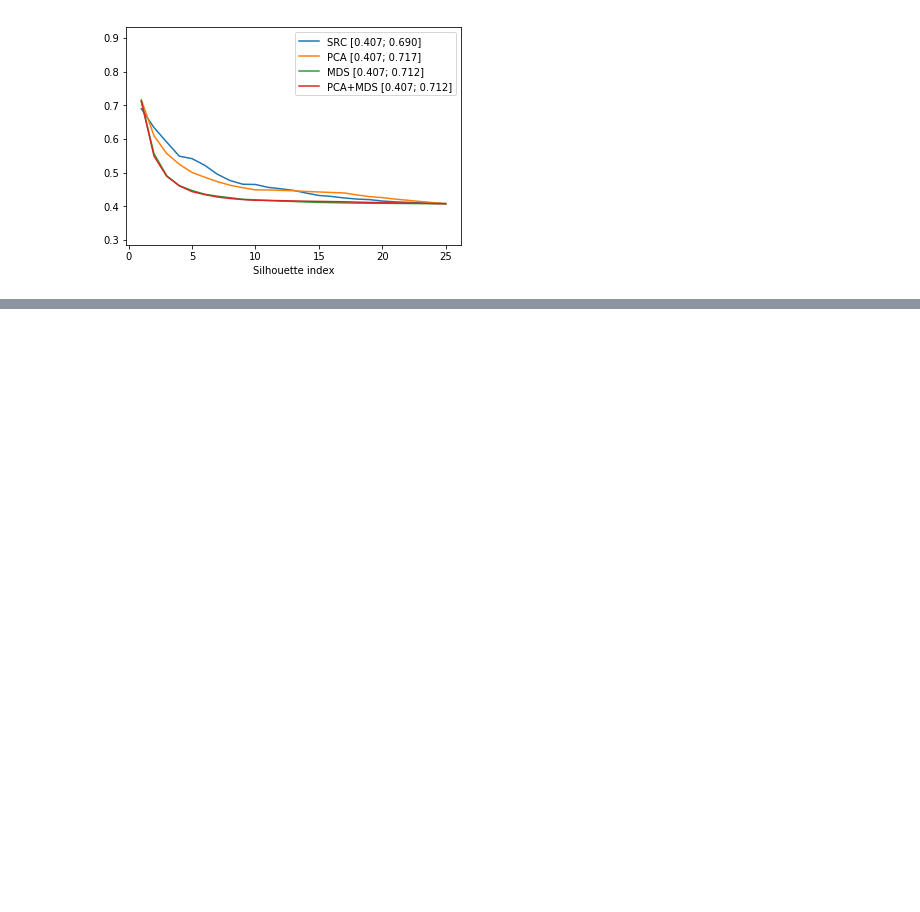
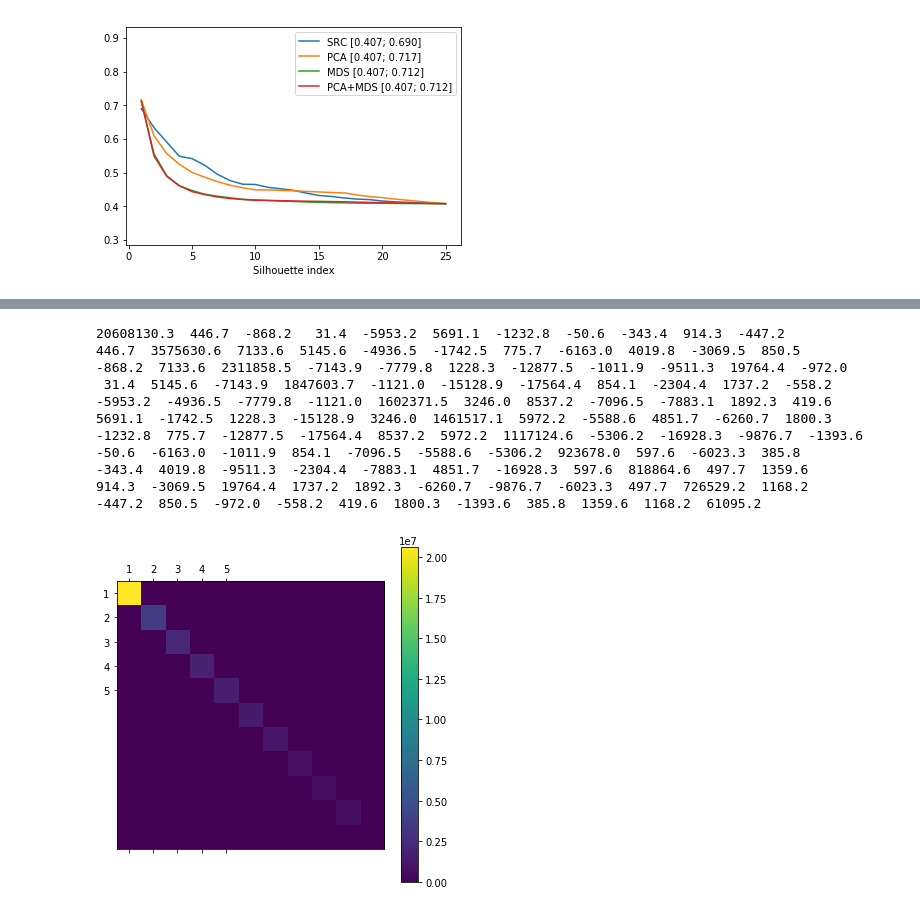
Before and after one commit to mestydone/dimensionality_reduction, a Jupyter notebook: DR.ipynb, the cells around one changed output, grey strips where cells are left out. Drawn from its saved outputs; the diff is of its cells as text; code cells hidden in the pictures; blank space fills up the shorter version.

```diff
--- a/DR.ipynb
+++ b/DR.ipynb
@@ -252,0 +335,28 @@ drawer.plot_multiline(
+# %%
+import matplotlib.pyplot as plt
+
+cov_mat_copy = np.cov(pca_mds_data_list[10])
+
+f = plt.figure(figsize=(6,6))
+plt.matshow(cov_mat_copy, fignum=f.number)
+cb = plt.colorbar()
+plt.xticks(range(0,5), range(1,6))
+plt.yticks(range(0,5), range(1,6))
+
+for row in cov_mat_copy:
+    for val in row:
+        print('%5.1f  ' % val, end='')
+    print()
+# %% [output]
+20608130.3  446.7  -868.2   31.4  -5953.2  5691.1  -1232.8  -50.6  -343.4  914.3  -447.2
+446.7  3575630.6  7133.6  5145.6  -4936.5  -1742.5  775.7  -6163.0  4019.8  -3069.5  850.5
+-868.2  7133.6  2311858.5  -7143.9  -7779.8  1228.3  -12877.5  -1011.9  -9511.3  19764.4  -972.0
+ 31.4  5145.6  -7143.9  1847603.7  -1121.0  -15128.9  -17564.4  854.1  -2304.4  1737.2  -558.2
+-5953.2  -4936.5  -7779.8  -1121.0  1602371.5  3246.0  8537.2  -7096.5  -7883.1  1892.3  419.6
+5691.1  -1742.5  1228.3  -15128.9  3246.0  1461517.1  5972.2  -5588.6  4851.7  -6260.7  1800.3
+-1232.8  775.7  -12877.5  -17564.4  8537.2  5972.2  1117124.6  -5306.2  -16928.3  -9876.7  -1393.6
+-50.6  -6163.0  -1011.9  854.1  -7096.5  -5588.6  -5306.2  923678.0  597.6  -6023.3  385.8
+-343.4  4019.8  -9511.3  -2304.4  -7883.1  4851.7  -16928.3  597.6  818864.6  497.7  1359.6
+914.3  -3069.5  19764.4  1737.2  1892.3  -6260.7  -9876.7  -6023.3  497.7  726529.2  1168.2
+-447.2  850.5  -972.0  -558.2  419.6  1800.3  -1393.6  385.8  1359.6  1168.2  61095.2
+[figure, added]
```
Also changed, not shown: parts of 12 cells of this notebook, 1 other file.
